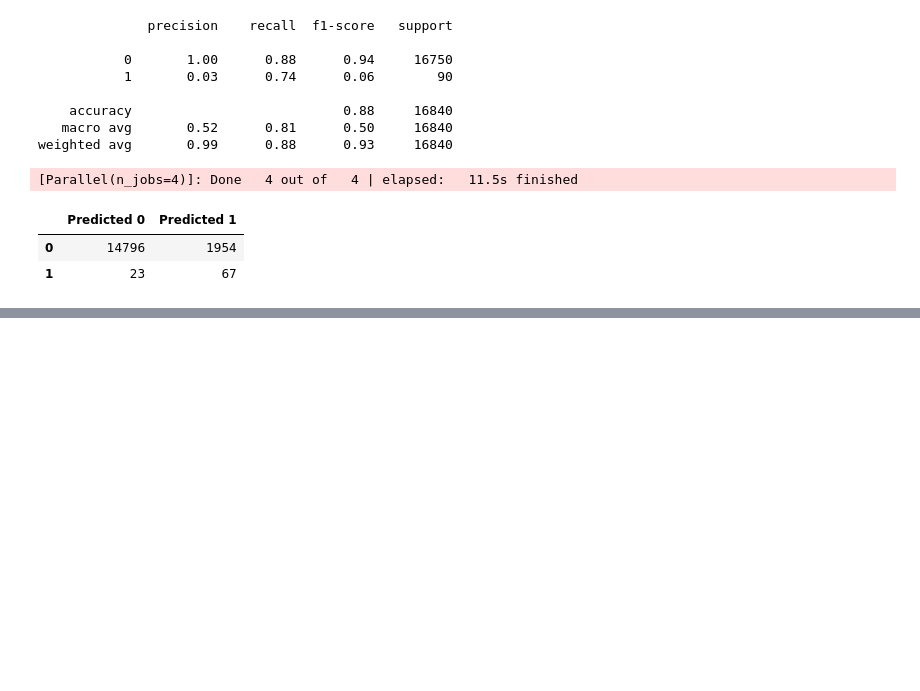
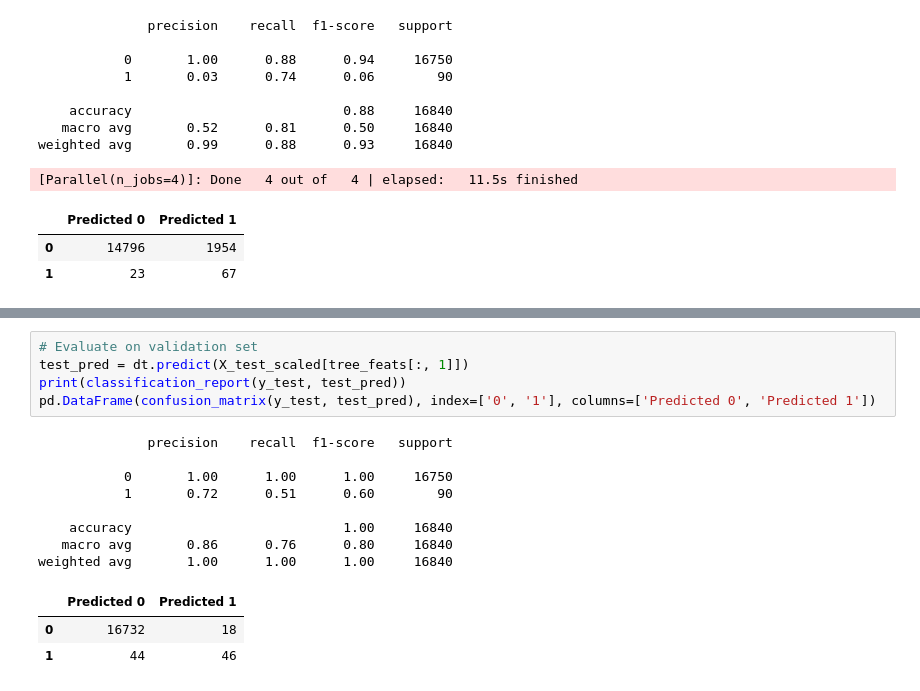
Before and after one commit to tri-bui/sandbox-ml, a Jupyter notebook: lt-credit-risk/credit_risk.ipynb, the cells around one changed output, grey strips where cells are left out. Cells and saved outputs as stored; diff of their text form; blank space fills up the shorter version.

```diff
--- a/lt-credit-risk/credit_risk.ipynb
+++ b/lt-credit-risk/credit_risk.ipynb
@@ -1064,0 +1104,17 @@ weighted avg       0.99      0.88      0.93     16840
+# %%
+# Evaluate on validation set
+test_pred = dt.predict(X_test_scaled[tree_feats[:, 1]])
+print(classification_report(y_test, test_pred))
+pd.DataFrame(confusion_matrix(y_test, test_pred), index=['0', '1'], columns=['Predicted 0', 'Predicted 1'])
+# %% [output]
+              precision    recall  f1-score   support
+
+           0       1.00      1.00      1.00     16750
+           1       0.72      0.51      0.60        90
+
+    accuracy                           1.00     16840
+   macro avg       0.86      0.76      0.80     16840
+weighted avg       1.00      1.00      1.00     16840
+|  | Predicted 0 | Predicted 1 |
+| 0 | 16732 | 18 |
+| 1 | 44 | 46 |
```
Also changed, not shown: parts of 3 cells of this notebook.
